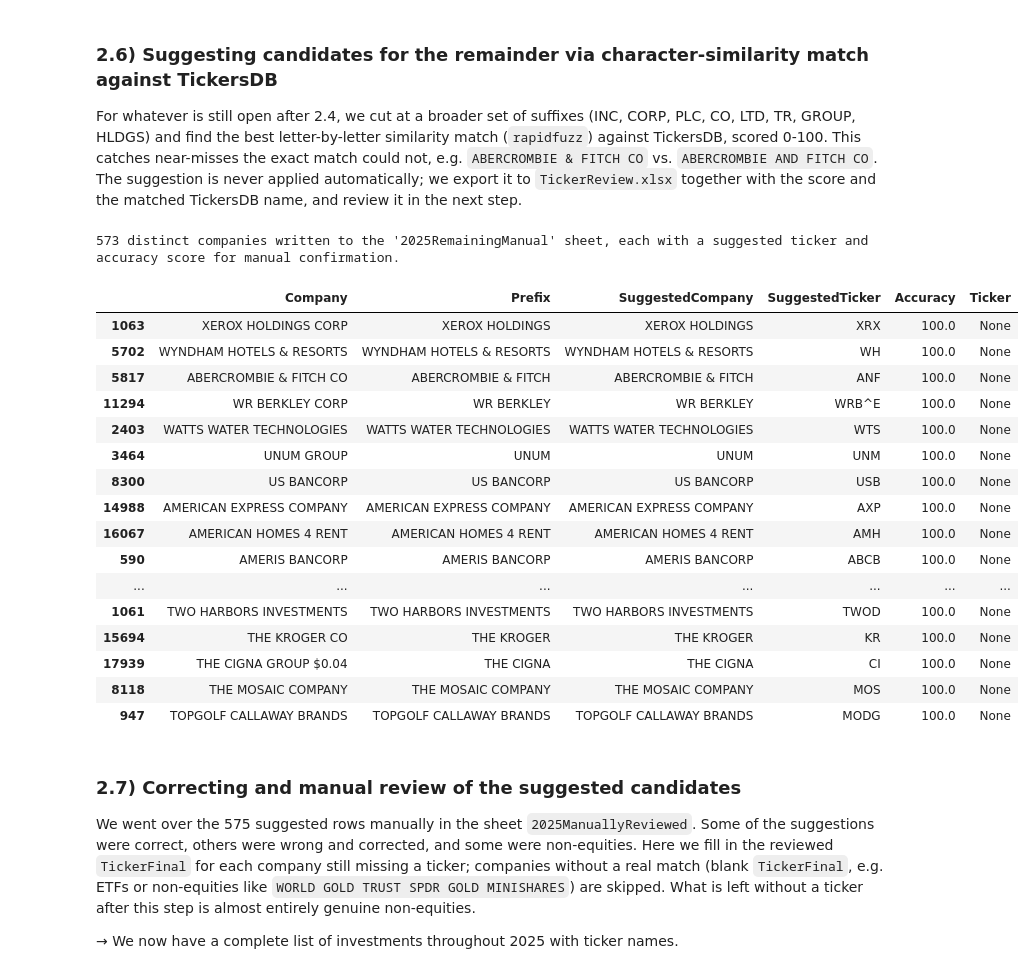
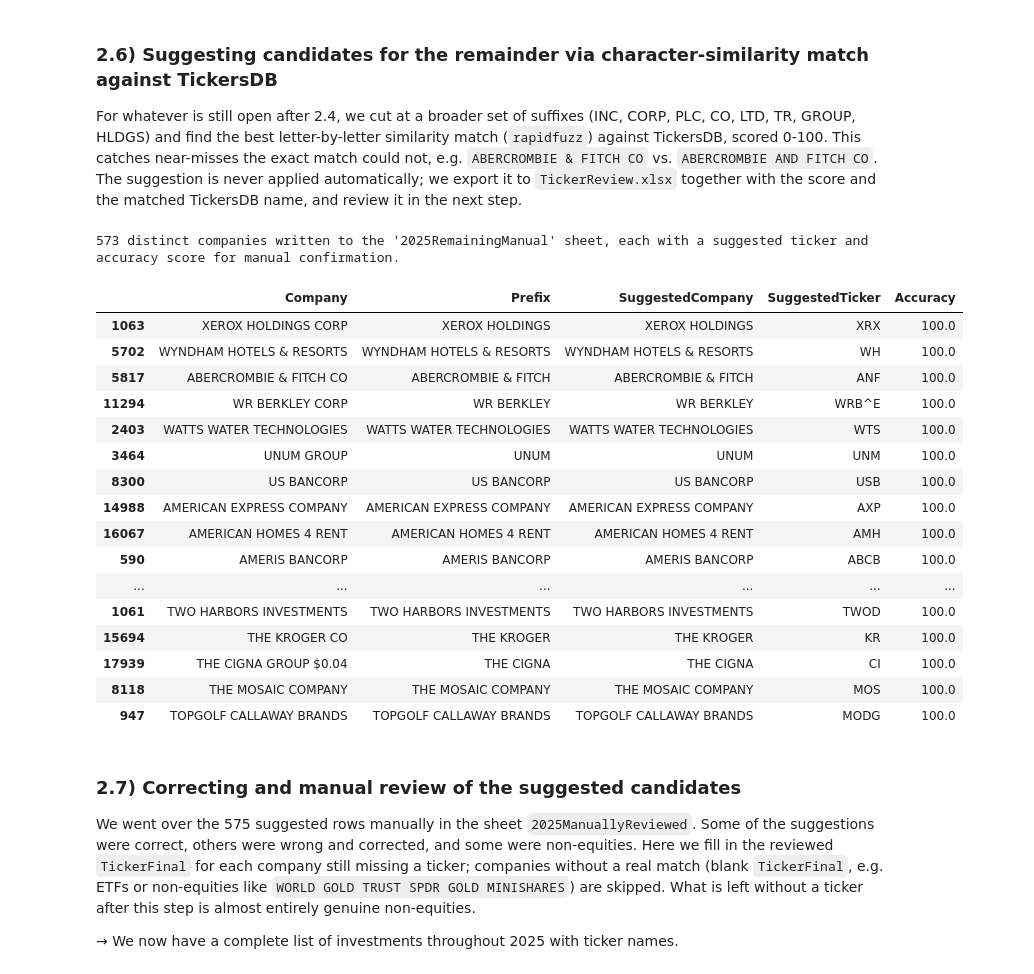
Before and after one commit to Steven-McQueen/MasterDataHandling, a Jupyter notebook: 2) Trades/TradesCleaning.ipynb, the cells around one changed output. Cells and saved outputs as stored; diff of their text form; code cells hidden in the pictures.

```diff
--- a/2) Trades/TradesCleaning.ipynb
+++ b/2) Trades/TradesCleaning.ipynb
@@ -399,52 +399,51 @@ def cut_before_any(name, tokens=BROAD_SUFFIX_TOKENS):
             best_idx = m.start()
     return name[:best_idx].strip().rstrip(",.").strip() if best_idx is not None else name
 
 # Candidate pool: TickersDB only -- 2026 has already been fully exploited by the exact-match passes above.
 tickers_db["Prefix"] = tickers_db["CompanyStd"].apply(cut_before_any)
 candidate_lookup_tickersdb = tickers_db.dropna(subset=["Ticker"]).groupby("Prefix")["Ticker"].first()
 candidates = list(candidate_lookup_tickersdb.index)
 
 def best_fuzzy_match(prefix):
     if not candidates or not prefix:
         return None
     return process.extractOne(prefix, candidates, scorer=fuzz.ratio)
 
 remaining_2025["Prefix"] = remaining_2025["CompanyStd"].apply(cut_before_any)
 fuzzy_results = remaining_2025["Prefix"].apply(best_fuzzy_match)
 remaining_2025["SuggestedCompany"] = fuzzy_results.apply(lambda m: m[0] if m else None)
 remaining_2025["Accuracy"] = fuzzy_results.apply(lambda m: round(m[1], 1) if m else None)
 remaining_2025["SuggestedTicker"] = remaining_2025["SuggestedCompany"].map(candidate_lookup_tickersdb)
-remaining_2025["Ticker"] = None  # left blank for manual confirmation
 
 remaining_2025 = remaining_2025.sort_values("Accuracy", ascending=False)[
-    ["Company", "Prefix", "SuggestedCompany", "SuggestedTicker", "Accuracy", "Ticker"]
+    ["Company", "Prefix", "SuggestedCompany", "SuggestedTicker", "Accuracy"]
 ]
 
 with pd.ExcelWriter("TickerReview.xlsx", engine="openpyxl", mode="a", if_sheet_exists="replace") as writer:
     remaining_2025.to_excel(writer, sheet_name="2025RemainingManual", index=False)
 
 print(f"{len(remaining_2025)} distinct companies written to the '2025RemainingManual' sheet, "
       f"each with a suggested ticker and accuracy score for manual confirmation.")
 display(remaining_2025.head(20))
 # %% [output]
 573 distinct companies written to the '2025RemainingManual' sheet, each with a suggested ticker and accuracy score for manual confirmation.
-|  | Company | Prefix | SuggestedCompany | SuggestedTicker | Accuracy | Ticker |
-| 1063 | XEROX HOLDINGS CORP | XEROX HOLDINGS | XEROX HOLDINGS | XRX | 100.0 | None |
-| 5702 | WYNDHAM HOTELS & RESORTS | WYNDHAM HOTELS & RESORTS | WYNDHAM HOTELS & RESORTS | WH | 100.0 | None |
-| 5817 | ABERCROMBIE & FITCH CO | ABERCROMBIE & FITCH | ABERCROMBIE & FITCH | ANF | 100.0 | None |
-| 11294 | WR BERKLEY CORP | WR BERKLEY | WR BERKLEY | WRB^E | 100.0 | None |
-| 2403 | WATTS WATER TECHNOLOGIES | WATTS WATER TECHNOLOGIES | WATTS WATER TECHNOLOGIES | WTS | 100.0 | None |
-| 3464 | UNUM GROUP | UNUM | UNUM | UNM | 100.0 | None |
-| 8300 | US BANCORP | US BANCORP | US BANCORP | USB | 100.0 | None |
-| 14988 | AMERICAN EXPRESS COMPANY | AMERICAN EXPRESS COMPANY | AMERICAN EXPRESS COMPANY | AXP | 100.0 | None |
-| 16067 | AMERICAN HOMES 4 RENT | AMERICAN HOMES 4 RENT | AMERICAN HOMES 4 RENT | AMH | 100.0 | None |
-| 590 | AMERIS BANCORP | AMERIS BANCORP | AMERIS BANCORP | ABCB | 100.0 | None |
-| ... | ... | ... | ... | ... | ... | ... |
-| 1061 | TWO HARBORS INVESTMENTS | TWO HARBORS INVESTMENTS | TWO HARBORS INVESTMENTS | TWOD | 100.0 | None |
-| 15694 | THE KROGER CO | THE KROGER | THE KROGER | KR | 100.0 | None |
-| 17939 | THE CIGNA GROUP $0.04 | THE CIGNA | THE CIGNA | CI | 100.0 | None |
-| 8118 | THE MOSAIC COMPANY | THE MOSAIC COMPANY | THE MOSAIC COMPANY | MOS | 100.0 | None |
-| 947 | TOPGOLF CALLAWAY BRANDS | TOPGOLF CALLAWAY BRANDS | TOPGOLF CALLAWAY BRANDS | MODG | 100.0 | None |
+|  | Company | Prefix | SuggestedCompany | SuggestedTicker | Accuracy |
+| 1063 | XEROX HOLDINGS CORP | XEROX HOLDINGS | XEROX HOLDINGS | XRX | 100.0 |
+| 5702 | WYNDHAM HOTELS & RESORTS | WYNDHAM HOTELS & RESORTS | WYNDHAM HOTELS & RESORTS | WH | 100.0 |
+| 5817 | ABERCROMBIE & FITCH CO | ABERCROMBIE & FITCH | ABERCROMBIE & FITCH | ANF | 100.0 |
+| 11294 | WR BERKLEY CORP | WR BERKLEY | WR BERKLEY | WRB^E | 100.0 |
+| 2403 | WATTS WATER TECHNOLOGIES | WATTS WATER TECHNOLOGIES | WATTS WATER TECHNOLOGIES | WTS | 100.0 |
+| 3464 | UNUM GROUP | UNUM | UNUM | UNM | 100.0 |
+| 8300 | US BANCORP | US BANCORP | US BANCORP | USB | 100.0 |
+| 14988 | AMERICAN EXPRESS COMPANY | AMERICAN EXPRESS COMPANY | AMERICAN EXPRESS COMPANY | AXP | 100.0 |
+| 16067 | AMERICAN HOMES 4 RENT | AMERICAN HOMES 4 RENT | AMERICAN HOMES 4 RENT | AMH | 100.0 |
+| 590 | AMERIS BANCORP | AMERIS BANCORP | AMERIS BANCORP | ABCB | 100.0 |
+| ... | ... | ... | ... | ... | ... |
+| 1061 | TWO HARBORS INVESTMENTS | TWO HARBORS INVESTMENTS | TWO HARBORS INVESTMENTS | TWOD | 100.0 |
+| 15694 | THE KROGER CO | THE KROGER | THE KROGER | KR | 100.0 |
+| 17939 | THE CIGNA GROUP $0.04 | THE CIGNA | THE CIGNA | CI | 100.0 |
+| 8118 | THE MOSAIC COMPANY | THE MOSAIC COMPANY | THE MOSAIC COMPANY | MOS | 100.0 |
+| 947 | TOPGOLF CALLAWAY BRANDS | TOPGOLF CALLAWAY BRANDS | TOPGOLF CALLAWAY BRANDS | MODG | 100.0 |
 # %% [markdown]
 ### 2.7) Correcting and manual review of the suggested candidates
 
```
Also changed, not shown: parts of 1 cell of this notebook, 8 other files.
